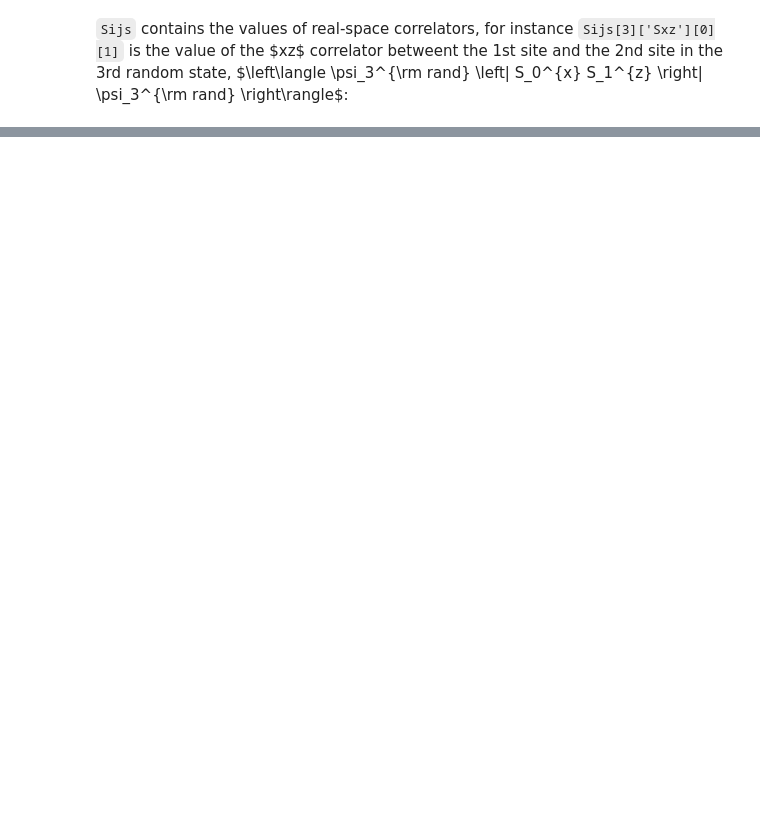
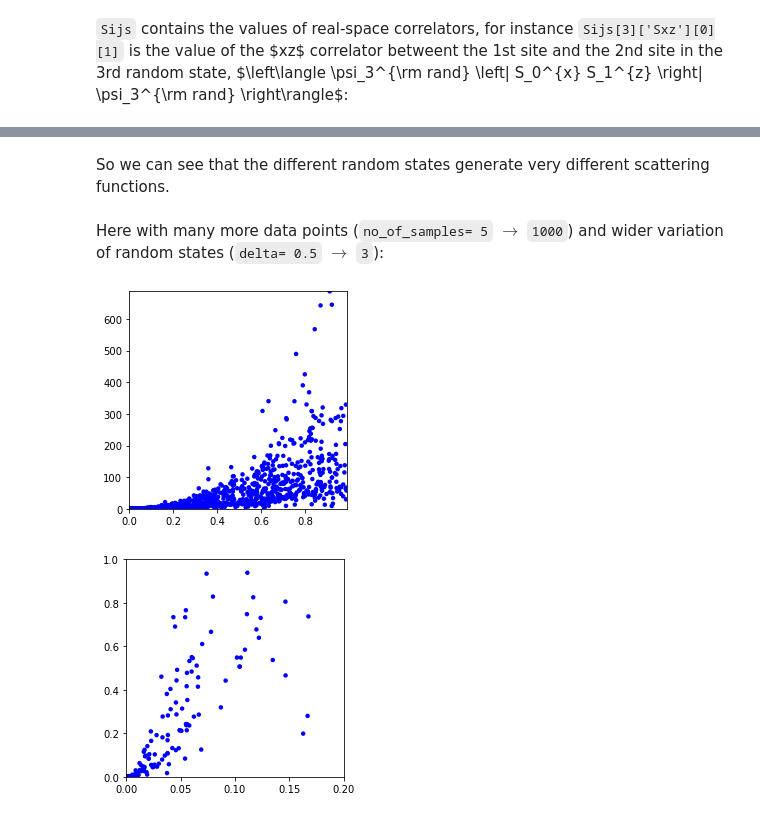
Before and after one commit to TymoteuszTula/FitnessLandscape, a Jupyter notebook: docs/basic_tutorial.ipynb, the cells around one changed output, grey strips where cells are left out. Saved outputs shown, nothing was run; the diff lists cells and outputs as text; code cells hidden in the pictures; blank space fills up the shorter version.

````diff
--- a/docs/basic_tutorial.ipynb
+++ b/docs/basic_tutorial.ipynb
@@ -238,0 +316,67 @@ Sq_int
+# %% [markdown]
+So we can see that the different random states generate very different scattering functions.
+# %% [markdown]
+Here with many more data points (```no_of_samples= 5``` $\to$ ```1000```) and wider variation of random states (```delta= 0.5``` $\to$ ```3```):
+# %%
+delta= 3
+no_of_processes= 64
+RANDOMIZER = RandomizerStateRandomDelta(HAMILTONIAN, delta, no_of_processes)
+
+corr = ["Sxx", "Sxy", "Sxz", "Syx", "Syy", "Syz", "Szx", "Szy", "Szz"]
+temp= HAMILTONIAN.temp  # <-- Obtain temperature from the Hamiltonian setup
+save_rhams= "False"     # <-- Do not save random Hamiltonians/states
+temp_type= "value"      # <-- Temperature given explicitly
+
+STABILITY_ANALYSIS = StabilityAnalysisSparse(HAMILTONIAN, RANDOMIZER, corr, save_rhams,temp_mul=temp, temp_type=temp_type)
+
+no_of_samples= 1000
+dist, en, diffSij, diffSq, Sqs, Sijs, Sqints, Sq_int=EXAMPLE=STABILITY_ANALYSIS.generate_random_Sij_sparse(no_of_samples)
+# %%
+fig, ax = plt.subplots()
+
+scale = 20 # size of dots
+
+x, y = dist,Sq_int
+ax.scatter(x, y, c='blue', s=scale, label='A plot',alpha=1.0, edgecolors='none')
+
+max_dist=max(dist)
+max_Sq_int=max(Sq_int)
+
+#max_dist=max_dist/10
+#max_Sq_int=max_Sq_int/100
+
+plt.xlim(0,max_dist)
+plt.ylim(0,max_Sq_int)
+#ax.legend('sss')
+
+ax.grid(False) # True = grid displayed ; False = no grid displayed
+
+ax.set_aspect(max_dist/max_Sq_int) # Use lengths of xlim and ylim for a square plot
+
+plt.savefig('filename.png', dpi=300) # Export hires figure
+
+plt.show()
+
+fig, ax = plt.subplots()
+
+scale = 20 # size of dots
+
+x, y = dist,Sq_int
+ax.scatter(x, y, c='blue', s=scale, label='A plot',alpha=1.0, edgecolors='none')
+
+maxx=0.2
+maxy=1
+plt.xlim(0,maxx)
+plt.ylim(0,maxy)
+#ax.legend('sss')
+
+ax.grid(False) # True = grid displayed ; False = no grid displayed
+
+ax.set_aspect(maxx/maxy) # Use lengths of xlim and ylim for a square plot
+
+plt.savefig('filename.png', dpi=300) # Export hires figure
+
+plt.show()
+# %% [output]
+[figure, added]
+[figure, added]
````
Also changed, not shown: parts of 36 cells of this notebook.
